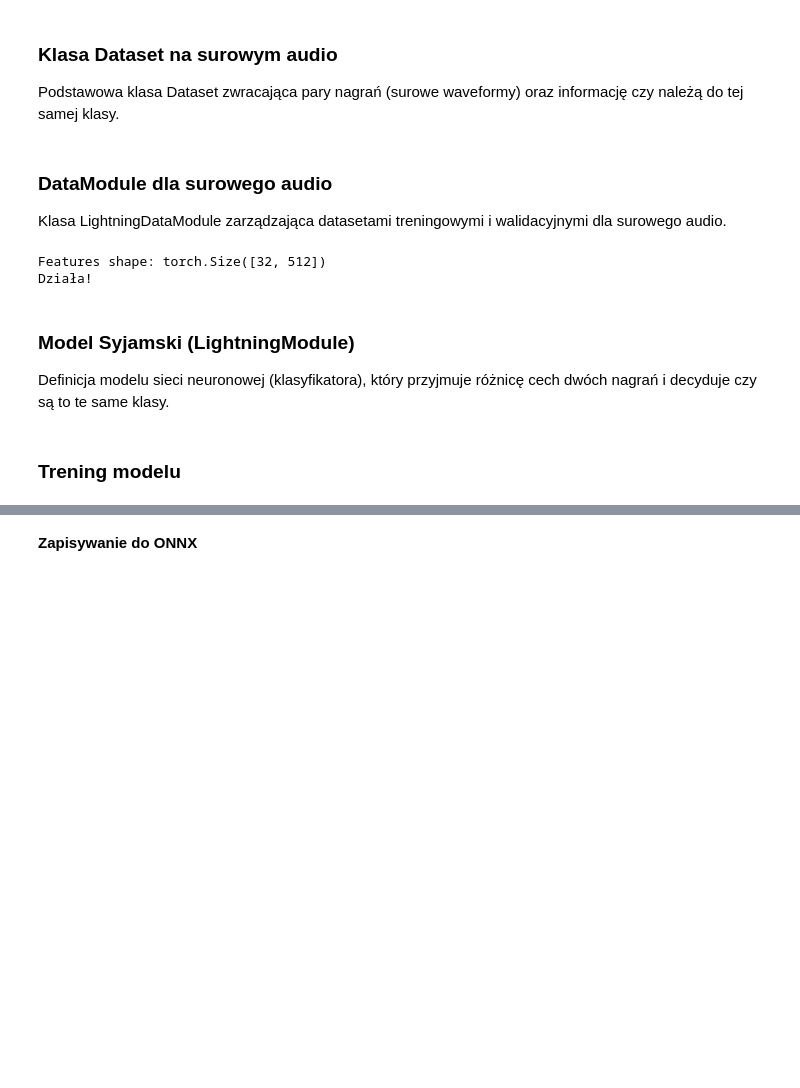
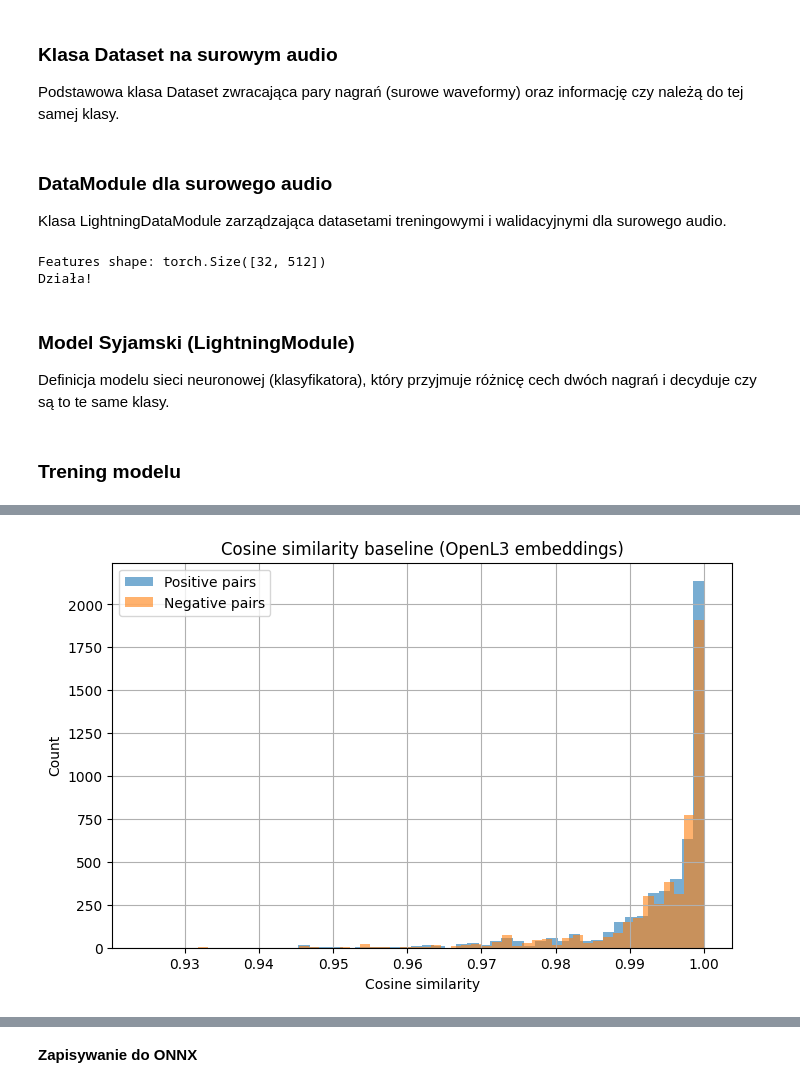
Before and after one commit to Remek2GO/siamese-audio-classifier, a Jupyter notebook: dataloader.ipynb, the cells around one changed output, grey strips where cells are left out. Drawn from its saved outputs; the diff is of its cells as text; code cells hidden in the pictures; blank space fills up the shorter version.

Commit message:
weryfikacja OpenL3 z uzyciem cosine baseline

```diff
--- a/dataloader.ipynb
+++ b/dataloader.ipynb
@@ -114,7 +96,12 @@ Gotowe. Dostępnych plików szumu do treningu: 5
 ### Funkcja dodająca szum
 Funkcja pomocnicza do augmentacji danych poprzez dodawanie szumu do nagrań.
 # %%
-def aggressive_augment(waveform, noise_files, sr=48000):
+def rms_normalize(wav, eps=1e-8):
+    rms = torch.sqrt(torch.mean(wav ** 2))
+    return wav / (rms + eps)
+
+
+def aggressive_augment(waveform, noise_files,do_augment=True, sr=48000):
     """
     Zaawansowana augmentacja: losowy Gain, losowy SNR, losowy fragment szumu.
     """
@@ -152,7 +139,7 @@ def aggressive_augment(waveform, noise_files, sr=48000):
 
         # Mieszanie z losowym SNR (Signal-to-Noise Ratio)
         # SNR 5 (głośny szum) do 25 (cichy szum)
-        snr_db = random.uniform(5.0, 25.0)
+        snr_db = random.uniform(10.0, 30.0)
 
         signal_power = aug_wav.norm(p=2)
         noise_power = noise_wav.norm(p=2)
@@ -160,12 +147,14 @@ def aggressive_augment(waveform, noise_files, sr=48000):
         if noise_power > 0:
             snr = 10 ** (snr_db / 20)
             scale = signal_power / (noise_power * snr + 1e-9)
-            aug_wav = aug_wav + (noise_wav * scale)
+            if do_augment:
+                aug_wav = aug_wav + (noise_wav * scale)
 
     # 3. Clip (symulacja przesteru)
     if random.random() > 0.3:
         aug_wav = torch.clamp(aug_wav, -0.95, 0.95)
 
+    aug_wav = rms_normalize(aug_wav)
     return aug_wav
 # %% [markdown]
 ### Klasa ekstraktora cech OpenL3
@@ -243,6 +234,7 @@ def generate_augmented_dataset(
     output_base_dir,
     feature_extractor,
     noise_files,
+    do_agument=True,
     augmentations_per_file=5
 ):
     # Tworzenie struktur folderów
@@ -301,7 +293,8 @@ def generate_augmented_dataset(
                 # A. Augmentacja
                 current_wav = wav.clone()
                 # Używamy nowej funkcji augmentacji
-                noisy_wav = aggressive_augment(current_wav, noise_files, sr=48000)
+
+                noisy_wav = aggressive_augment(current_wav, noise_files,do_agument, sr=48000)
 
                 # B. Ekstrakcja cech
                 with torch.no_grad():
@@ -331,6 +324,8 @@ features_cache_path = "dataset/processed_augmented" # Nowy folder na przetworzon
 noise_folder_path = "dataset/MAD_dataset/noise" # lub gdzie masz szumy
 noise_files_list = list(Path(noise_folder_path).glob("*.wav"))
 
+df_full = pd.read_csv("dataset/MAD_dataset/training.csv")
+
 # Wywołanie generatora
 df_augmented = generate_augmented_dataset(
     df=df_full, # Twój oryginalny DataFrame
@@ -338,6 +333,7 @@ df_augmented = generate_augmented_dataset(
     output_base_dir=features_cache_path,
     feature_extractor=feature_extractor,
     noise_files=noise_files_list,
+    do_agument=True,
     augmentations_per_file=5  # 5 wersji na każdy plik -> 5x więcej danych!
 )
 
@@ -626,0 +644,68 @@ Total FLOPs: 0
+# %%
+def compute_cosine_baseline(
+    df,
+    num_pairs=5000,
+    seed=42
+):
+    random.seed(seed)
+    torch.manual_seed(seed)
+
+    label_groups = df.groupby("label").indices
+    labels = list(label_groups.keys())
+
+    positive_sims = []
+    negative_sims = []
+
+    for _ in tqdm(range(num_pairs)):
+        idx_a = random.randrange(len(df))
+        row_a = df.iloc[idx_a]
+        label_a = row_a["label"]
+
+        feat_a = torch.load(row_a["feature_path"]).float().squeeze(0)
+        if torch.isnan(feat_a).any():
+            continue
+        feat_a = feat_a / (feat_a.norm(p=2) + 1e-8)
+
+        # POSITIVE
+        pos_idx = idx_a
+        while pos_idx == idx_a:
+            pos_idx = random.choice(label_groups[label_a])
+
+        feat_p = torch.load(df.iloc[pos_idx]["feature_path"]).float().squeeze(0)
+        if torch.isnan(feat_p).any():
+            continue
+        feat_p = feat_p / (feat_p.norm(p=2) + 1e-8)
+
+        positive_sims.append(torch.dot(feat_a, feat_p).item())
+
+        # NEGATIVE
+        neg_label = random.choice([l for l in labels if l != label_a])
+        neg_idx = random.choice(label_groups[neg_label])
+
+        feat_n = torch.load(df.iloc[neg_idx]["feature_path"]).float().squeeze(0)
+        if torch.isnan(feat_n).any():
+            continue
+        feat_n = feat_n / (feat_n.norm(p=2) + 1e-8)
+
+        negative_sims.append(torch.dot(feat_a, feat_n).item())
+
+    return np.array(positive_sims), np.array(negative_sims)
+
+
+pos_sims, neg_sims = compute_cosine_baseline(df_augmented, num_pairs=5000)
+
+import matplotlib.pyplot as plt
+
+plt.figure(figsize=(8, 5))
+
+plt.hist(pos_sims, bins=50, alpha=0.6, label="Positive pairs")
+plt.hist(neg_sims, bins=50, alpha=0.6, label="Negative pairs")
+
+plt.xlabel("Cosine similarity")
+plt.ylabel("Count")
+plt.title("Cosine similarity baseline (OpenL3 embeddings)")
+plt.legend()
+plt.grid(True)
+plt.show()
+# %% [output]
+[figure, added]
```
Also changed, not shown: parts of 11 cells of this notebook, 1 other file.
